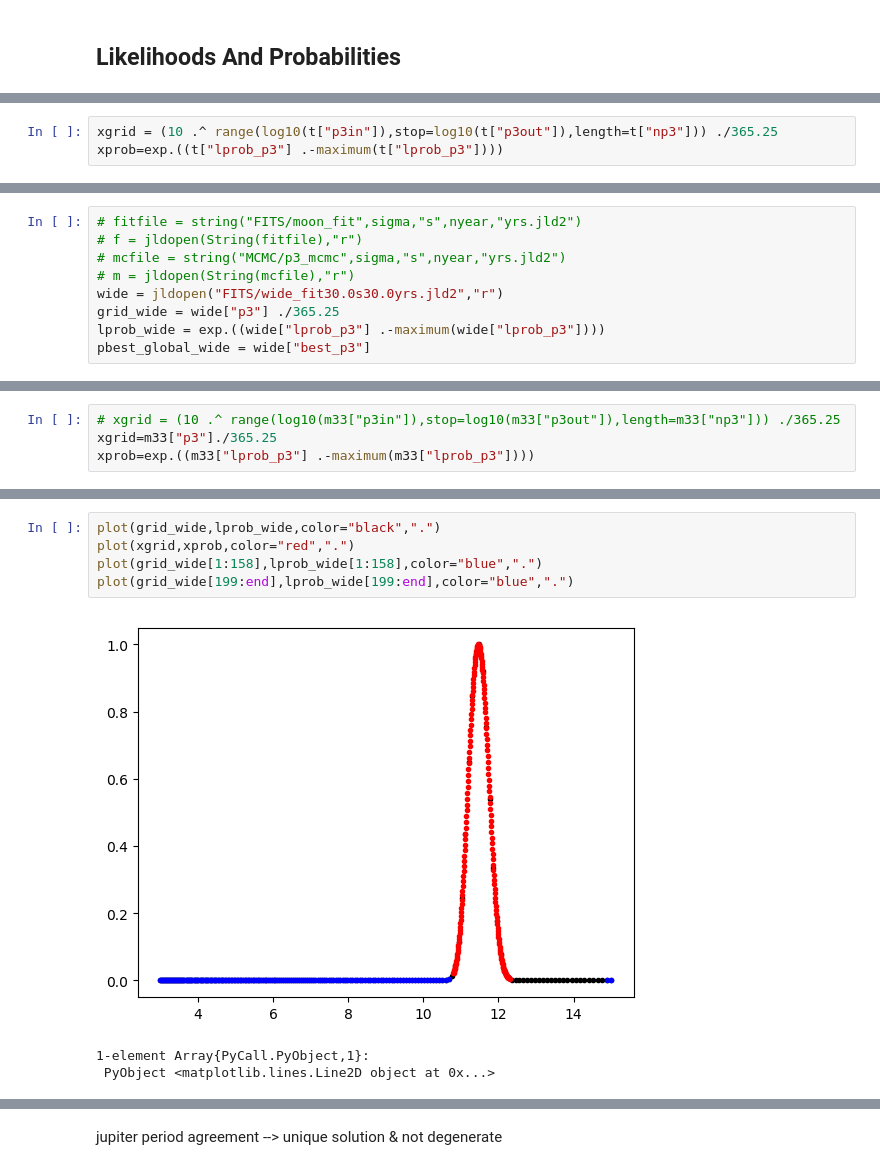
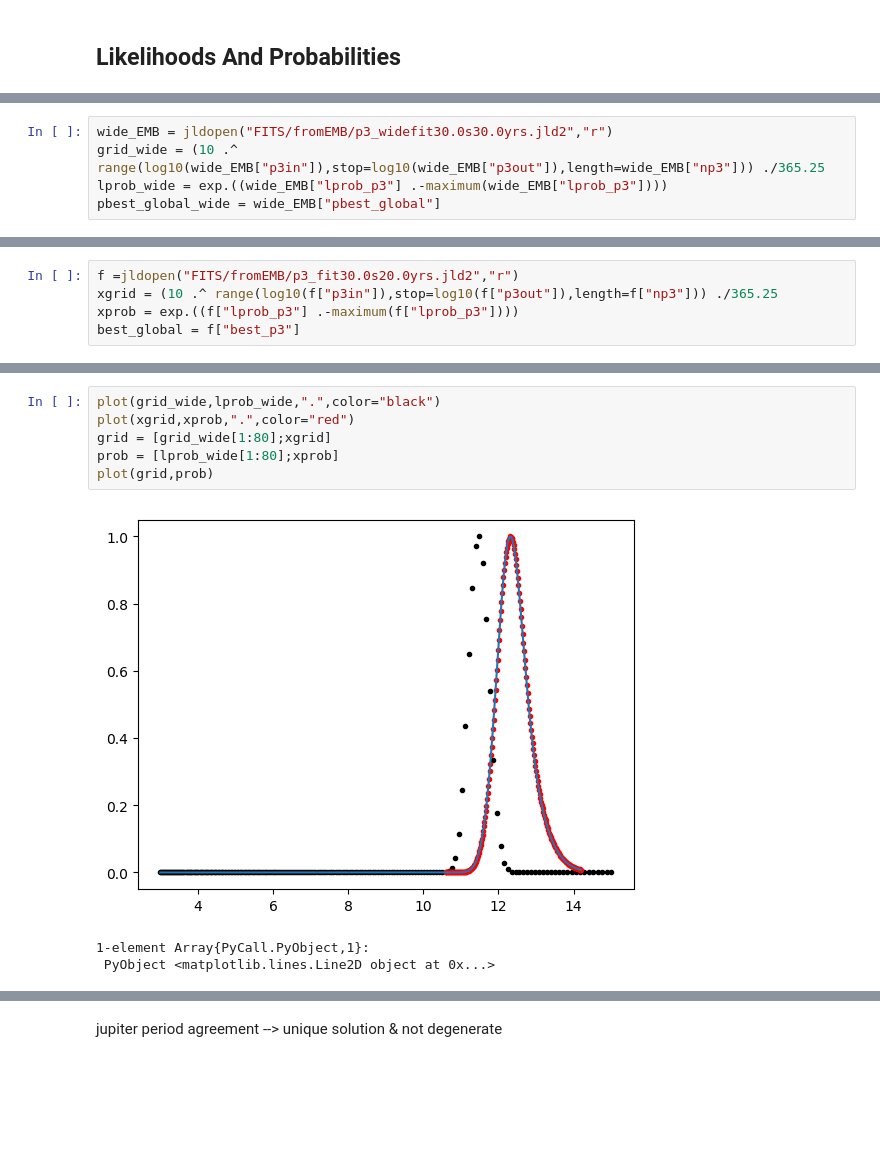
Before and after one commit to bmlindor/ttv_ss, a Jupyter notebook: test.ipynb, the cells around one changed output, grey strips where cells are left out. Saved outputs shown, nothing was run; the diff lists cells and outputs as text; blank space fills up the shorter version.

```diff
--- a/test.ipynb
+++ b/test.ipynb
@@ -187,0 +135,5 @@ JLDFile /Users/bethleelindor/work/washington/ttv_project/ttv_ss/FITS/fromEMB/p3_
+# %%
+wide_EMB = jldopen("FITS/fromEMB/p3_widefit30.0s30.0yrs.jld2","r")
+grid_wide = (10 .^ range(log10(wide_EMB["p3in"]),stop=log10(wide_EMB["p3out"]),length=wide_EMB["np3"])) ./365.25
+lprob_wide = exp.((wide_EMB["lprob_p3"] .-maximum(wide_EMB["lprob_p3"])))
+pbest_global_wide = wide_EMB["pbest_global"]
@@ -188,4 +157,6 @@ JLDFile /Users/bethleelindor/work/washington/ttv_project/ttv_ss/FITS/fromEMB/p3_
 # %%
-xgrid = (10 .^ range(log10(t["p3in"]),stop=log10(t["p3out"]),length=t["np3"])) ./365.25
-xprob=exp.((t["lprob_p3"] .-maximum(t["lprob_p3"])))
+f =jldopen("FITS/fromEMB/p3_fit30.0s20.0yrs.jld2","r")
+xgrid = (10 .^ range(log10(f["p3in"]),stop=log10(f["p3out"]),length=f["np3"])) ./365.25
+xprob = exp.((f["lprob_p3"] .-maximum(f["lprob_p3"])))
+best_global = f["best_p3"]
 # %% [output]
@@ -209,9 +178,0 @@ xprob=exp.((t["lprob_p3"] .-maximum(t["lprob_p3"])))
-# %%
-# fitfile = string("FITS/moon_fit",sigma,"s",nyear,"yrs.jld2")
-# f = jldopen(String(fitfile),"r")
-# mcfile = string("MCMC/p3_mcmc",sigma,"s",nyear,"yrs.jld2")
-# m = jldopen(String(mcfile),"r")
-wide = jldopen("FITS/wide_fit30.0s30.0yrs.jld2","r")
-grid_wide = wide["p3"] ./365.25
-lprob_wide = exp.((wide["lprob_p3"] .-maximum(wide["lprob_p3"])))
-pbest_global_wide = wide["best_p3"]
@@ -236,4 +178,0 @@ pbest_global_wide = wide["best_p3"]
-# %%
-# xgrid = (10 .^ range(log10(m33["p3in"]),stop=log10(m33["p3out"]),length=m33["np3"])) ./365.25
-xgrid=m33["p3"]./365.25
-xprob=exp.((m33["lprob_p3"] .-maximum(m33["lprob_p3"])))
@@ -258,9 +179,10 @@ xprob=exp.((m33["lprob_p3"] .-maximum(m33["lprob_p3"])))
 # %%
-plot(grid_wide,lprob_wide,color="black",".")
-plot(xgrid,xprob,color="red",".")
-plot(grid_wide[1:158],lprob_wide[1:158],color="blue",".")
-plot(grid_wide[199:end],lprob_wide[199:end],color="blue",".")
+plot(grid_wide,lprob_wide,".",color="black")
+plot(xgrid,xprob,".",color="red")
+grid = [grid_wide[1:80];xgrid]
+prob = [lprob_wide[1:80];xprob]
+plot(grid,prob)
 # %% [output]
-[figure, old version]
+[figure, new version]
 1-element Array{PyCall.PyObject,1}:
  PyObject <matplotlib.lines.Line2D object at 0x...>
```
Also changed, not shown: parts of 27 cells of this notebook, 44 other files.
